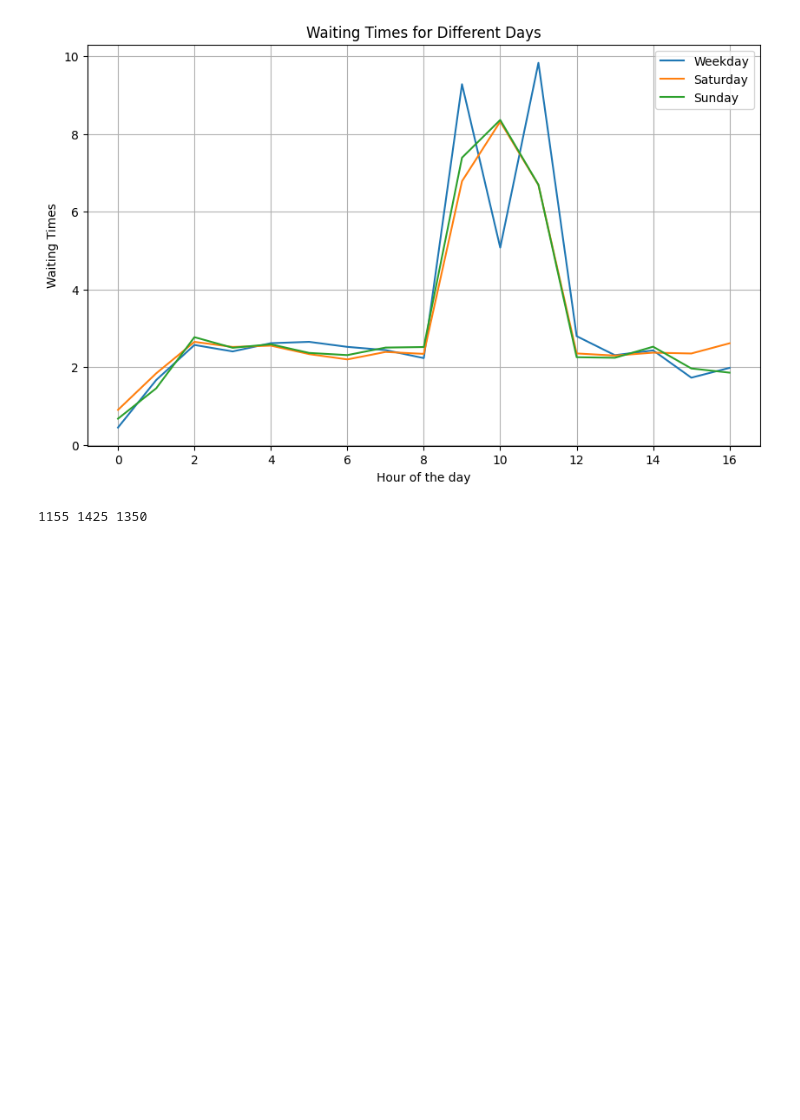
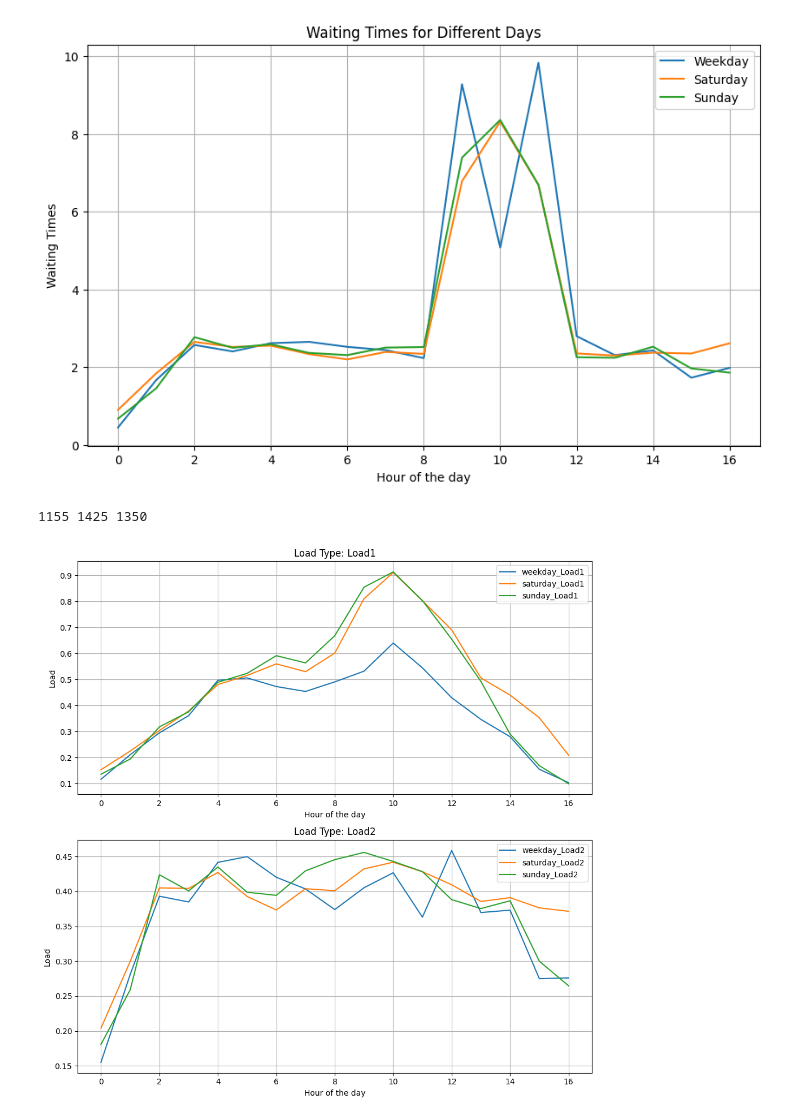
Before and after one commit to nandob7/ASM-Case2, a Jupyter notebook: case2.ipynb, the cells around one changed output. Drawn from its saved outputs; the diff is of its cells as text; code cells hidden in the pictures; blank space fills up the shorter version.

Commit message:
new method load

```diff
--- a/case2.ipynb
+++ b/case2.ipynb
@@ -505,3 +513,77 @@ plt.show()
 print(weekday_cost,saturday_cost,sunday_cost)
 # %% [output]
 1155 1425 1350
+# %%
+#new method
+# Convert the dictionaries to DataFrames
+df_weekday = pd.DataFrame(list(lambdas_weekday.items()), columns=['Hour', 'Lambda'])
+df_saturday = pd.DataFrame(list(lambdas_saturday.items()), columns=['Hour', 'Lambda'])
+df_sunday = pd.DataFrame(list(lambdas_sunday.items()), columns=['Hour', 'Lambda'])
+
+# Ensure hours are aligned
+hours = sorted(set(df_weekday['Hour']) | set(df_saturday['Hour']) | set(df_sunday['Hour']))
+df_weekday = df_weekday.set_index('Hour').reindex(hours).reset_index()
+df_saturday = df_saturday.set_index('Hour').reindex(hours).reset_index()
+df_sunday = df_sunday.set_index('Hour').reindex(hours).reset_index()
+
+df_weekday['Lambda'] = df_weekday['Lambda']*60*60
+df_saturday['Lambda'] = df_saturday['Lambda']*60*60
+df_sunday['Lambda'] = df_sunday['Lambda']*60*60
+
+ES1 = 2.25
+ES2 = 1.5
+cost = 15
+c1 = 8
+#load < 1
+c = {
+    "weekday": {0:4,1:4,2:4,3:5,4:6,5:6,6:6,7:6,8:7,9:7,10:8,11:8,12:5,13:5,14:4,15:3,16:2},
+    "saturday": {0:4,1:4,2:4,3:5,4:6,5:7,6:8,7:7,8:8,9:10,10:11,11:10,12:9,13:7,14:6,15:5,16:3},
+    "sunday": {0:4,1:4,2:4,3:5,4:6,5:7,6:8,7:7,8:8,9:10,10:11,11:10,12:9,13:7,14:4,15:3,16:2}
+}
+
+# #load > 1
+# c = {
+#     "weekday": {0:4,1:4,2:4,3:5,4:6,5:6,6:6,7:6,8:7,     9:3,10:4,11:3,       12:5,13:5,14:4,15:3,16:2},
+#     "saturday": {0:4,1:4,2:4,3:5,4:6,5:7,6:8,7:7,8:8,    9:4,10:4,11:4,    12:9,13:7,14:6,15:5,16:3},
+#     "sunday": {0:4,1:4,2:4,3:5,4:6,5:7,6:8,7:7,8:8,      9:4,10:4,11:4,    12:9,13:7,14:4,15:3,16:2}
+# }
+
+weekday_cost = sum(c["weekday"].values())*cost
+saturday_cost = sum(c["saturday"].values())*cost
+sunday_cost = sum(c["sunday"].values())*cost
+
+def calculate_c(c_dict, df_type, hour):
+    # Define a function to retrieve 'c' based on the dataframe type and hour from the dictionary
+    return c_dict[df_type][hour]
+
+for df_type, df in [("weekday", df_weekday), ("saturday", df_saturday), ("sunday", df_sunday)]:
+    # Assuming your dataframe has a column named 'Hour' representing the hour of the day
+    df["Load1"] = load(df, c1, ES1)
+    df["Load2"] = df.apply(lambda row: load(row, calculate_c(c, df_type, row['Hour']), ES2), axis=1)
+
+# Convert 'c' dictionary to DataFrames and add 'c' as a column in each dataframe
+for df, c_value in zip([df_weekday, df_saturday, df_sunday], [c["weekday"], c["saturday"], c["sunday"]]):
+    df['c2'] = df['Hour'].map(c_value)
+
+# Plotting 'Load' values for all three dataframes in a single figure
+fig, axes = plt.subplots(nrows=2, ncols=1, figsize=(10, 10))  # Create subplots for Load1 and Load2
+
+load_types = ['Load1', 'Load2']
+
+for i, load_type in enumerate(load_types):
+    ax = axes[i]  # Select the current subplot
+    for df_type, df in [("weekday", df_weekday), ("saturday", df_saturday), ("sunday", df_sunday)]:
+        ax.plot(df['Hour'], df[load_type], label=f'{df_type}_{load_type}')  # Plot load_type against 'Hour' for each dataframe
+
+    ax.set_xlabel('Hour of the day')
+    ax.set_ylabel('Load')
+    ax.set_title(f'Load Type: {load_type}')
+    ax.legend()
+    ax.grid(True)
+
+plt.tight_layout()  # Adjust subplot layout for better appearance
+plt.show()
+
+df_weekday
+# %% [output]
+[figure, added]
```
Also changed, not shown: parts of 3 cells of this notebook, 2 other files.
